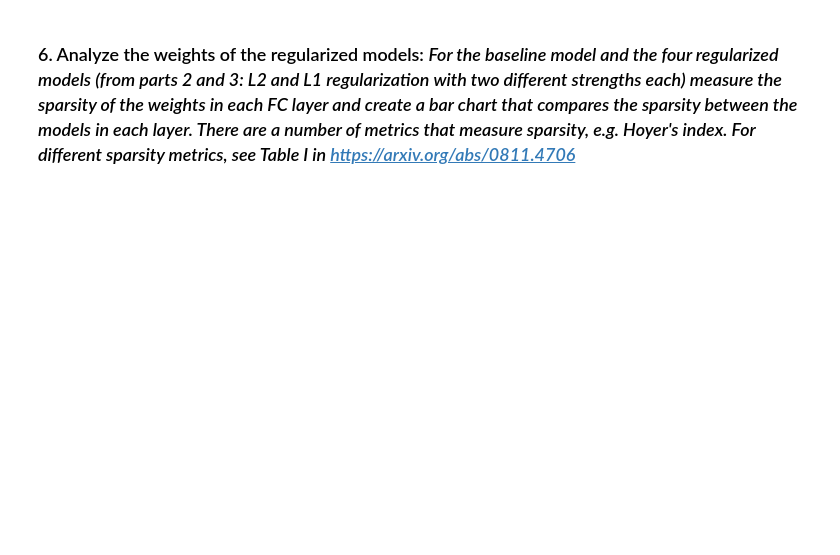
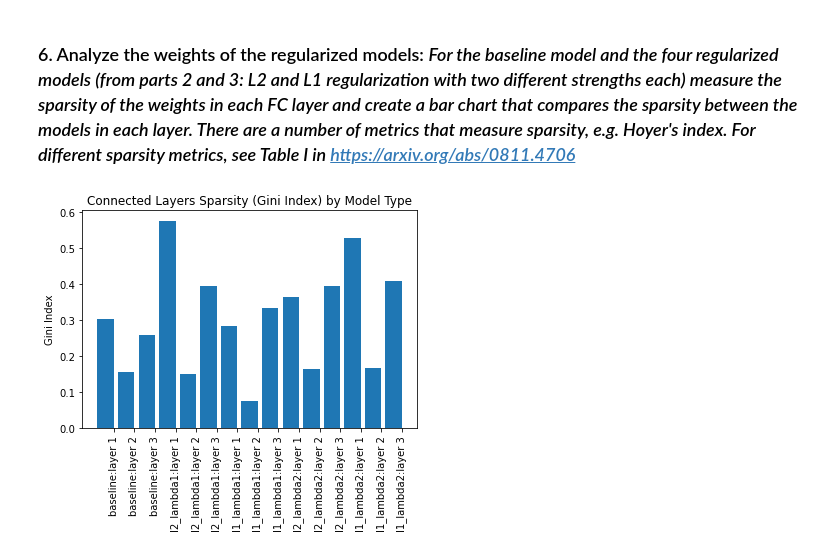
Before and after one commit to syncrotron/BananaBot, a Jupyter notebook: ASN3/SamHorovatin_CMPT898_ASN3_Solutions.ipynb, the cells around one changed output. Saved outputs shown, nothing was run; the diff lists cells and outputs as text; code cells hidden in the pictures; blank space fills up the shorter version.

```diff
--- a/ASN3/SamHorovatin_CMPT898_ASN3_Solutions.ipynb
+++ b/ASN3/SamHorovatin_CMPT898_ASN3_Solutions.ipynb
@@ -318,2 +332,48 @@ Currently populating row for [global_average_pooling]...
 # %% [markdown]
 ### 6. Analyze the weights of the regularized models: *For the baseline model and the four regularized models (from parts 2 and 3: L2 and L1 regularization with two different strengths each) measure the sparsity of the weights in each FC layer and create a bar chart that compares the sparsity between the models in each layer. There are a number of metrics that measure sparsity, e.g. Hoyer's index. For different sparsity metrics, see Table I in https://arxiv.org/abs/0811.4706*
+# %%
+# Gini Index as described in https://github.com/oliviaguest/gini/blob/master/gini.py. Expects a tf.Variable of weights as input
+def gini_index(weight_vect):
+    flat_weight = tf.keras.backend.flatten(weight_vect).numpy()
+
+    # Remove negative values
+    if np.amin(flat_weight) < 0:
+        flat_weight -= np.amin(flat_weight)
+
+    # Gini index cannot work with values of 0
+    flat_weight += 0.0000001
+
+    sorted_weight = np.sort(flat_weight)
+    N = len(sorted_weight)
+    i = np.arange(1, N+1)
+
+    return ((np.sum((2 * i - N - 1) * sorted_weight)) / (N * np.sum(sorted_weight)))
+
+# This max depth will be the same for all models
+max_connected_depth = len(model_results[key][0][0].weights)
+
+# Min depth is found using magic number 3. This comes from the number of fully connected layers at the end of each network
+min_connected_depth = max_connected_depth - 3
+
+plt_labels = list()
+plt_vals = list()
+
+# Collects values for figure, skipping global average pooling
+for key, model_tuple in model_results.items():
+    model = model_tuple[0][0]
+    if key == 'global_average_pooling':
+        continue
+    for i in range(min_connected_depth, max_connected_depth):
+        plt_labels.append(f"{key}:layer {i}")
+        plt_vals.append(gini_index(model.weights[i]))
+
+plt.figure()
+barwidth= 0.8
+plt.bar(np.arange(len(plt_vals)),plt_vals, barwidth)
+plt.gca().set_xticks(np.arange(len(plt_vals))+barwidth/2.)
+plt.gca().set_xticklabels(plt_labels)
+plt.xticks(rotation='vertical')
+plt.gca().set(title='Connected Layers Sparsity (Gini Index) by Model Type', ylabel='Gini Index')
+plt.show()
+# %% [output]
+[figure, added]
```
Also changed, not shown: parts of 6 cells of this notebook.
